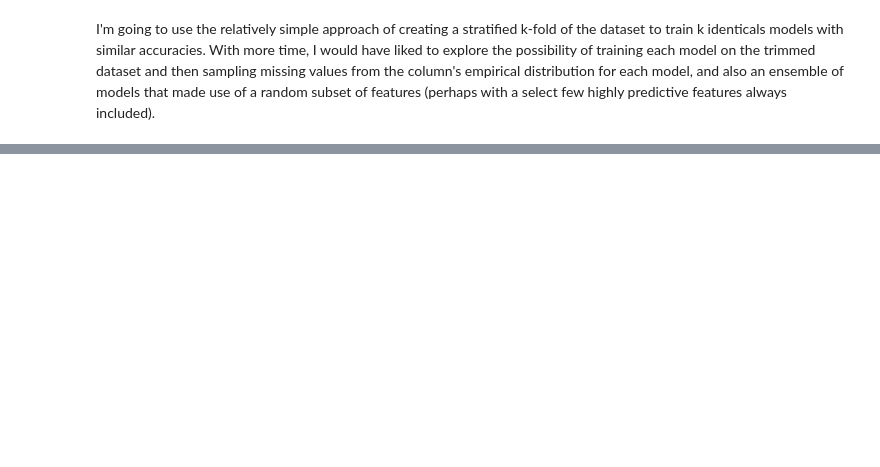
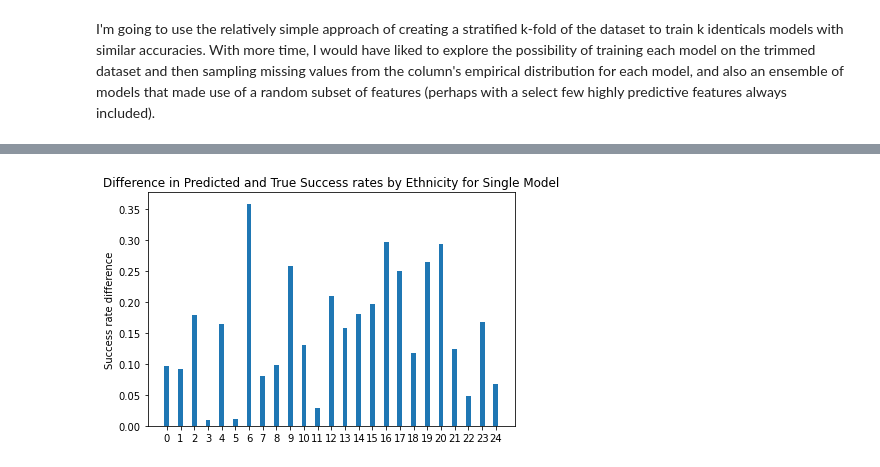
Before and after one commit to jamesa261/RDS-James, a Jupyter notebook: solution.ipynb, the cells around one changed output, grey strips where cells are left out. Cells and saved outputs as stored; diff of their text form; code cells hidden in the pictures; blank space fills up the shorter version.

```diff
--- a/solution.ipynb
+++ b/solution.ipynb
@@ -186,0 +262,20 @@ def predict(X, ensemble):
+# %%
+single_model_X_test = trimmed_df.loc[list(X_test.index)]
+single_model_X_test['prediction'] = model.predict(X_test)
+
+single_pred_success_rate = np.array([single_model_X_test[single_model_X_test['ethnicity'] == e]['prediction'].mean() for e in ethnicities])
+
+single_success_rate_diff = single_pred_success_rate - true_success_rate
+
+fig, ax = plt.subplots()
+rect = ax.bar(x, single_success_rate_diff, width)
+
+ax.set_ylabel('Success rate difference')
+ax.set_title('Difference in Predicted and True Success rates by Ethnicity for Single Model')
+ax.set_xticks(x, labels)
+
+fig.tight_layout()
+
+plt.show()
+# %% [output]
+[figure, added]
```
Also changed, not shown: parts of 18 cells of this notebook.
